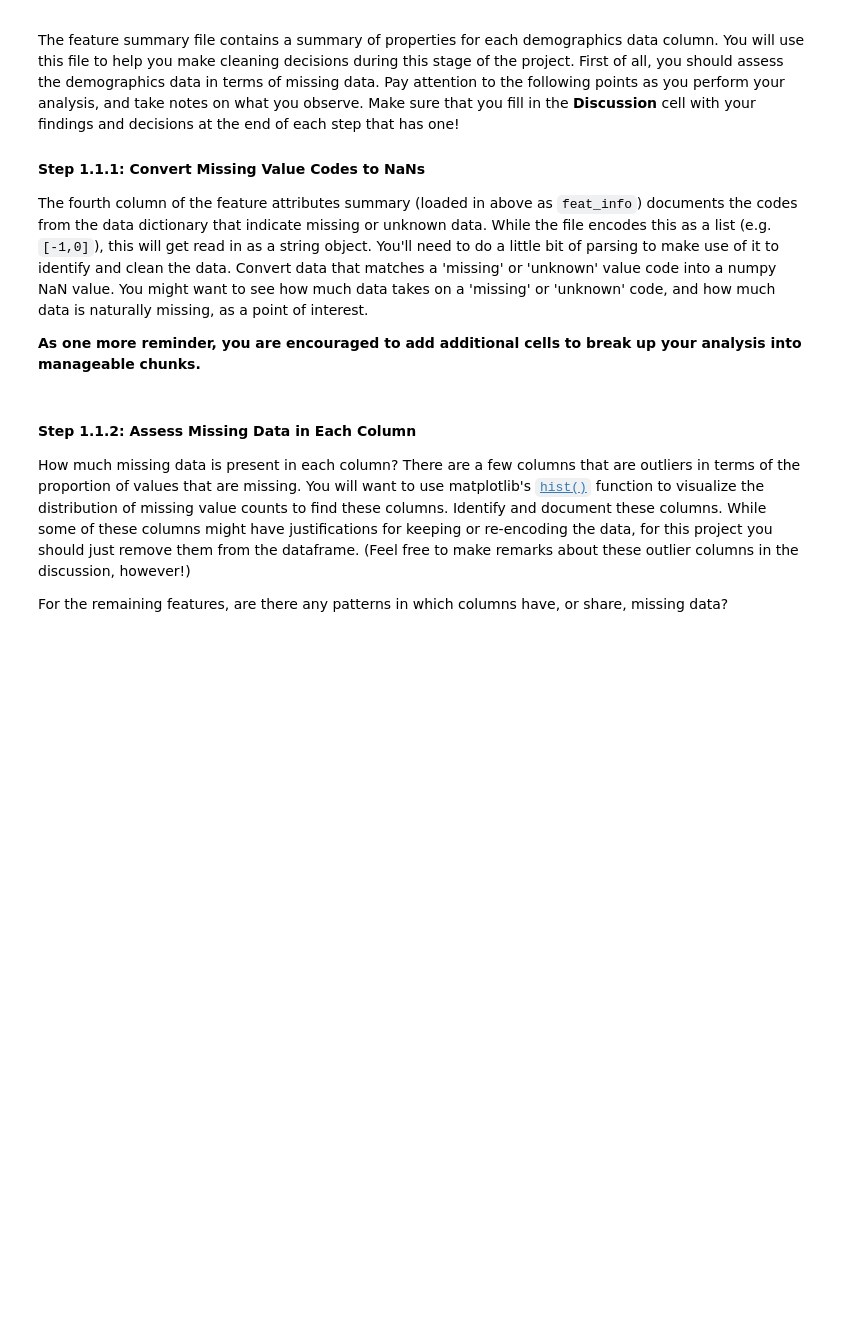
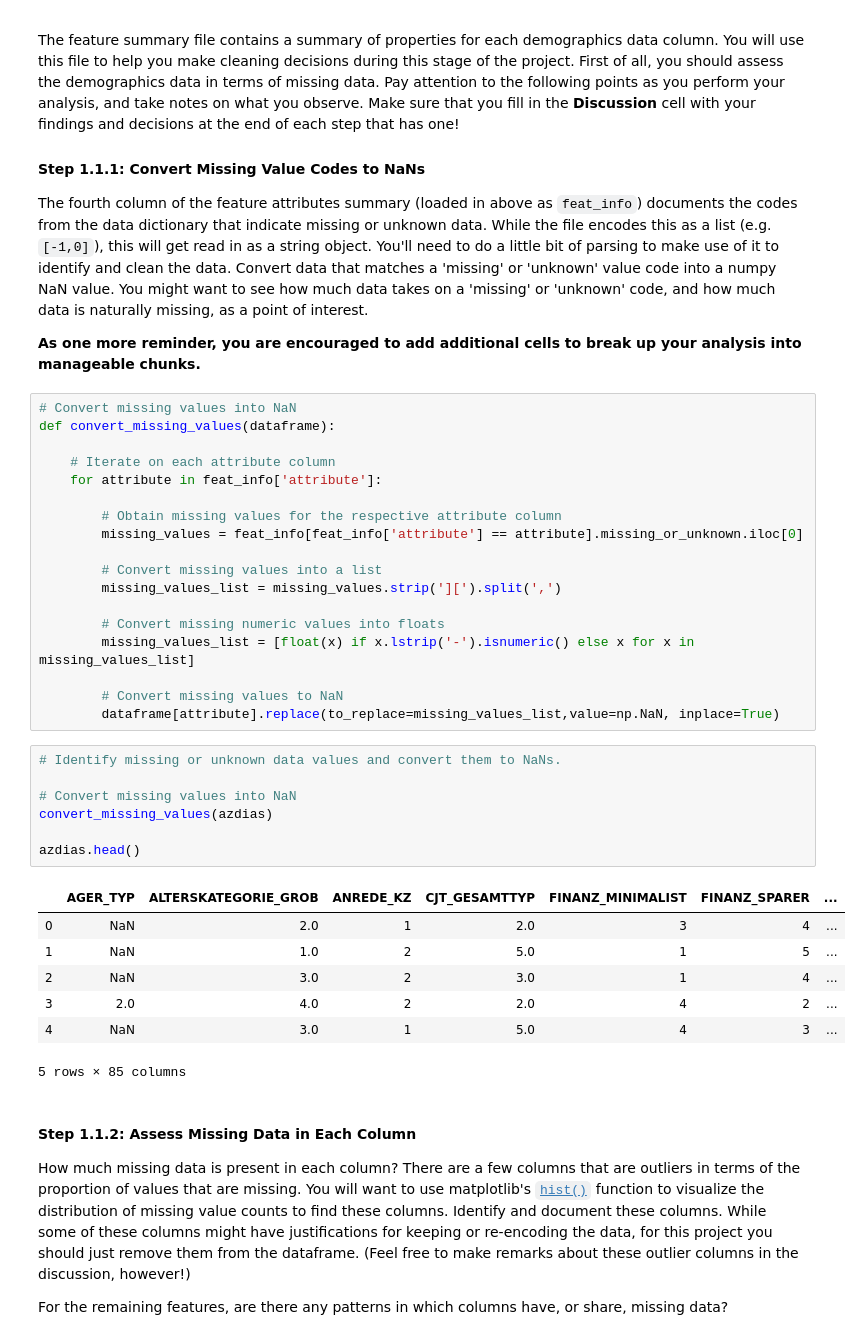
Before and after one commit to luis-valverde/Identify-Customer-Segments-with-Arvato, a Jupyter notebook: Identify_Customer_Segments.ipynb, the cells around one changed output. Saved outputs shown, nothing was run; the diff lists cells and outputs as text; blank space fills up the shorter version.

```diff
--- a/Identify_Customer_Segments.ipynb
+++ b/Identify_Customer_Segments.ipynb
@@ -87,6 +87,39 @@ The feature summary file contains a summary of properties for each demographics
 The fourth column of the feature attributes summary (loaded in above as `feat_info`) documents the codes from the data dictionary that indicate missing or unknown data. While the file encodes this as a list (e.g. `[-1,0]`), this will get read in as a string object. You'll need to do a little bit of parsing to make use of it to identify and clean the data. Convert data that matches a 'missing' or 'unknown' value code into a numpy NaN value. You might want to see how much data takes on a 'missing' or 'unknown' code, and how much data is naturally missing, as a point of interest.
 
 **As one more reminder, you are encouraged to add additional cells to break up your analysis into manageable chunks.**
+# %%
+# Convert missing values into NaN
+def convert_missing_values(dataframe):
+
+    # Iterate on each attribute column
+    for attribute in feat_info['attribute']:
+
+        # Obtain missing values for the respective attribute column
+        missing_values = feat_info[feat_info['attribute'] == attribute].missing_or_unknown.iloc[0]
+
+        # Convert missing values into a list
+        missing_values_list = missing_values.strip('][').split(',')
+
+        # Convert missing numeric values into floats
+        missing_values_list = [float(x) if x.lstrip('-').isnumeric() else x for x in missing_values_list]
+
+        # Convert missing values to NaN
+        dataframe[attribute].replace(to_replace=missing_values_list,value=np.NaN, inplace=True)
+# %%
+# Identify missing or unknown data values and convert them to NaNs.
+
+# Convert missing values into NaN
+convert_missing_values(azdias)
+
+azdias.head()
+# %% [output]
+|  | AGER_TYP | ALTERSKATEGORIE_GROB | ANREDE_KZ | CJT_GESAMTTYP | FINANZ_MINIMALIST | FINANZ_SPARER | ... |
+| 0 | NaN | 2.0 | 1 | 2.0 | 3 | 4 | ... |
+| 1 | NaN | 1.0 | 2 | 5.0 | 1 | 5 | ... |
+| 2 | NaN | 3.0 | 2 | 3.0 | 1 | 4 | ... |
+| 3 | 2.0 | 4.0 | 2 | 2.0 | 4 | 2 | ... |
+| 4 | NaN | 3.0 | 1 | 5.0 | 4 | 3 | ... |
+5 rows × 85 columns
 # %% [markdown]
 #### Step 1.1.2: Assess Missing Data in Each Column
 
```
Also changed, not shown: parts of 6 cells of this notebook.
